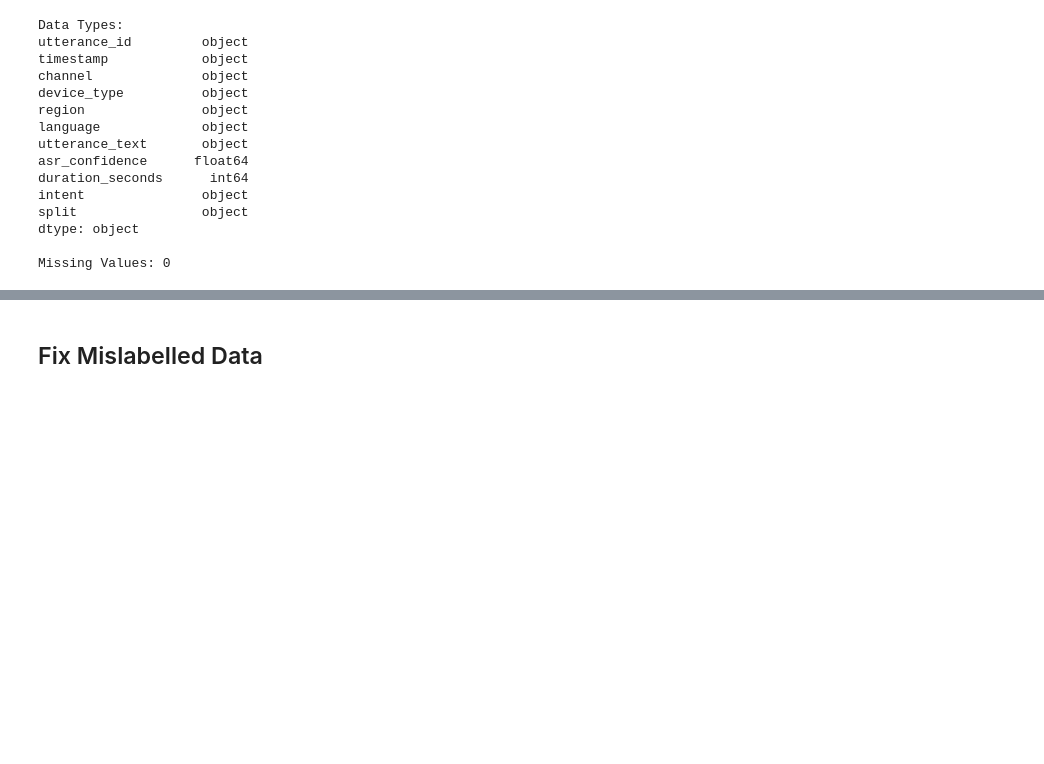
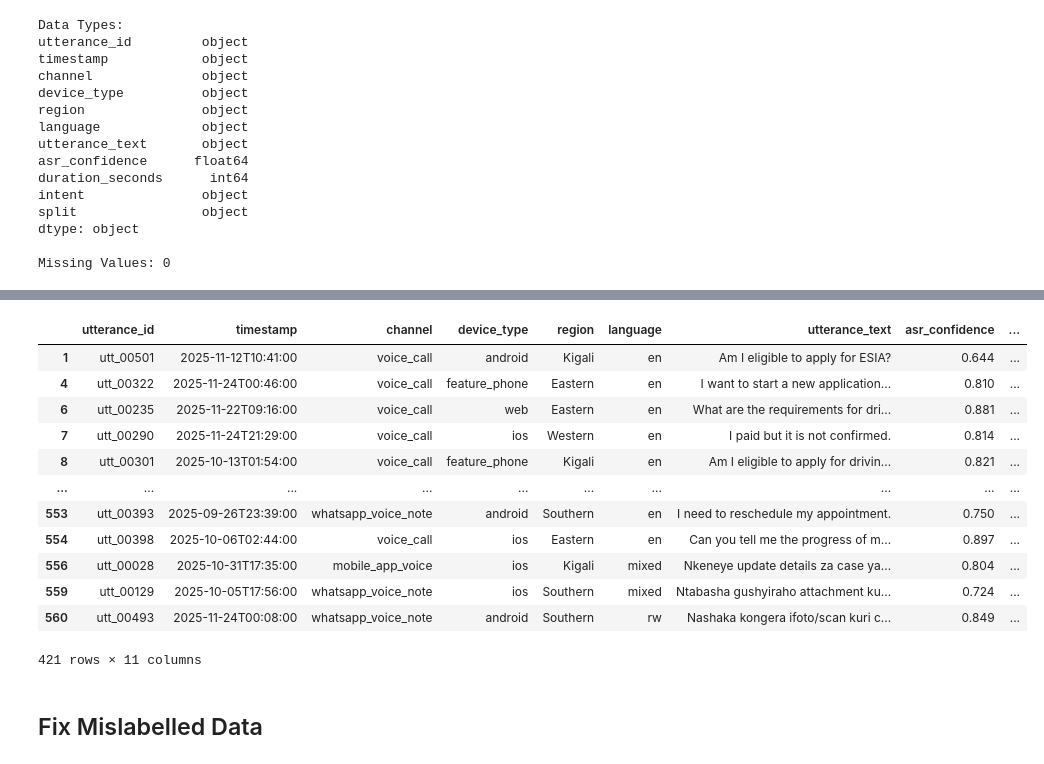
Before and after one commit to chukwujekwu-code/voice-ai-intent-classifier, a Jupyter notebook: notebooks/eda.ipynb, the cells around one changed output, grey strips where cells are left out. Cells and saved outputs as stored; diff of their text form; code cells hidden in the pictures; blank space fills up the shorter version.

```diff
--- a/notebooks/eda.ipynb
+++ b/notebooks/eda.ipynb
@@ -98,3 +116,19 @@ Missing Values: 0
+# %%
+train_df[train_df['asr_confidence'] < 0.9]
+# %% [output]
+|  | utterance_id | timestamp | channel | device_type | region | language | utterance_text | asr_confidence | ... |
+| 1 | utt_00501 | 2025-11-12T10:41:00 | voice_call | android | Kigali | en | Am I eligible to apply for ESIA? | 0.644 | ... |
+| 4 | utt_00322 | 2025-11-24T00:46:00 | voice_call | feature_phone | Eastern | en | I want to start a new application... | 0.810 | ... |
+| 6 | utt_00235 | 2025-11-22T09:16:00 | voice_call | web | Eastern | en | What are the requirements for dri... | 0.881 | ... |
+| 7 | utt_00290 | 2025-11-24T21:29:00 | voice_call | ios | Western | en | I paid but it is not confirmed. | 0.814 | ... |
+| 8 | utt_00301 | 2025-10-13T01:54:00 | voice_call | feature_phone | Kigali | en | Am I eligible to apply for drivin... | 0.821 | ... |
+| ... | ... | ... | ... | ... | ... | ... | ... | ... | ... |
+| 553 | utt_00393 | 2025-09-26T23:39:00 | whatsapp_voice_note | android | Southern | en | I need to reschedule my appointment. | 0.750 | ... |
+| 554 | utt_00398 | 2025-10-06T02:44:00 | voice_call | ios | Eastern | en | Can you tell me the progress of m... | 0.897 | ... |
+| 556 | utt_00028 | 2025-10-31T17:35:00 | mobile_app_voice | ios | Kigali | mixed | Nkeneye update details za case ya... | 0.804 | ... |
+| 559 | utt_00129 | 2025-10-05T17:56:00 | whatsapp_voice_note | ios | Southern | mixed | Ntabasha gushyiraho attachment ku... | 0.724 | ... |
+| 560 | utt_00493 | 2025-11-24T00:08:00 | whatsapp_voice_note | android | Southern | rw | Nashaka kongera ifoto/scan kuri c... | 0.849 | ... |
+421 rows × 11 columns
 # %% [markdown]
 ## Fix Mislabelled Data
 # %%
```
Also changed, not shown: parts of 23 cells of this notebook, 6 other files.
